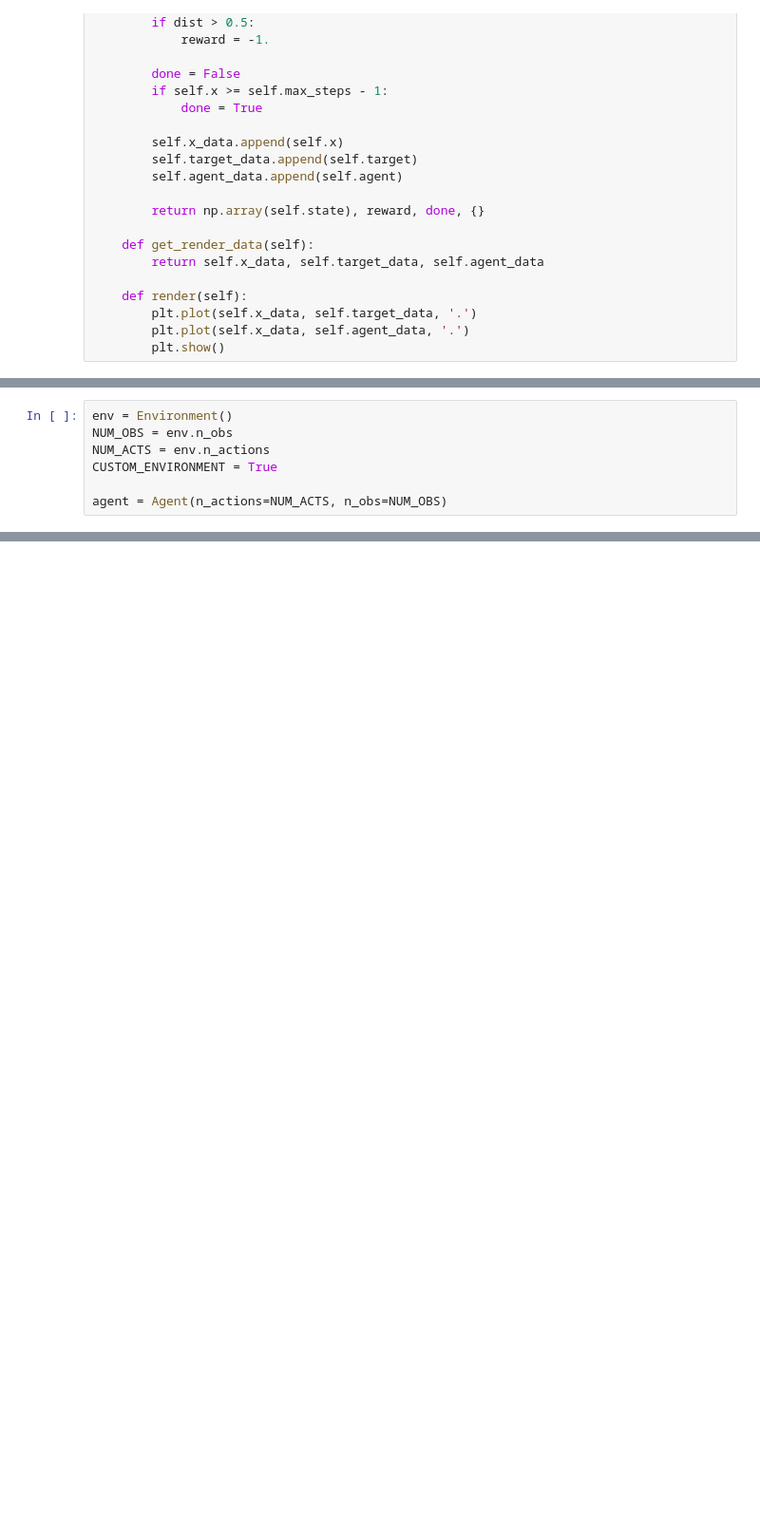
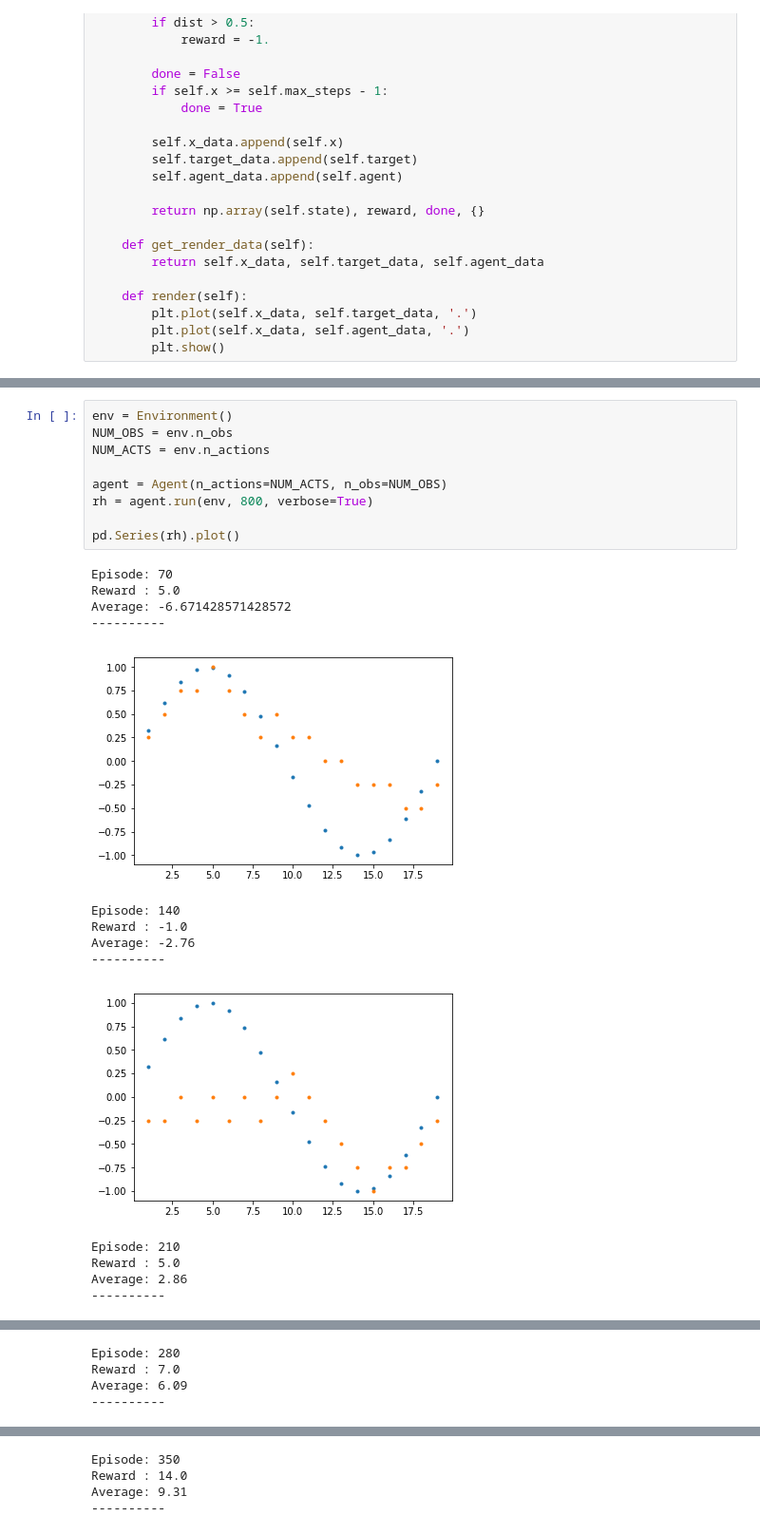
Before and after one commit to nathanmargaglio/Proximal-Policy-Optimization, a Jupyter notebook: Custom PPO.ipynb, the cells around one changed output, grey strips where cells are left out. Shown: that part at 95% size. Saved outputs shown, nothing was run; the diff lists cells and outputs as text; blank space fills up the shorter version.

```diff
--- a/Custom PPO.ipynb
+++ b/Custom PPO.ipynb
@@ -234,7 +383,24 @@ class Agent:
 # %%
 env = Environment()
 NUM_OBS = env.n_obs
 NUM_ACTS = env.n_actions
-CUSTOM_ENVIRONMENT = True
 
 agent = Agent(n_actions=NUM_ACTS, n_obs=NUM_OBS)
+rh = agent.run(env, 800, verbose=True)
+
+pd.Series(rh).plot()
+# %% [output]
+Episode: 70
+Reward : 5.0
+Average: -6.671428571428572
+----------
+[figure, added]
+Episode: 140
+Reward : -1.0
+Average: -2.76
+----------
+[figure, added]
+Episode: 210
+Reward : 5.0
+Average: 2.86
+----------
@@ -240,0 +408,4 @@ agent = Agent(n_actions=NUM_ACTS, n_obs=NUM_OBS)
+Episode: 280
+Reward : 7.0
+Average: 6.09
+----------
@@ -240,0 +413,4 @@ agent = Agent(n_actions=NUM_ACTS, n_obs=NUM_OBS)
+Episode: 350
+Reward : 14.0
+Average: 9.31
+----------
```
Also changed, not shown: parts of 7 cells of this notebook.
